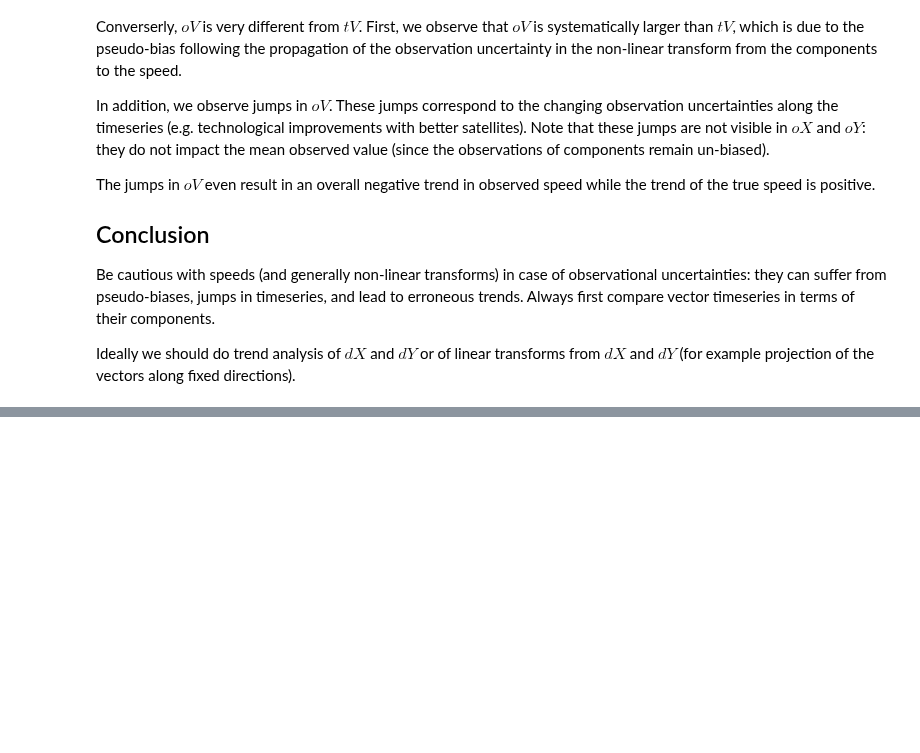
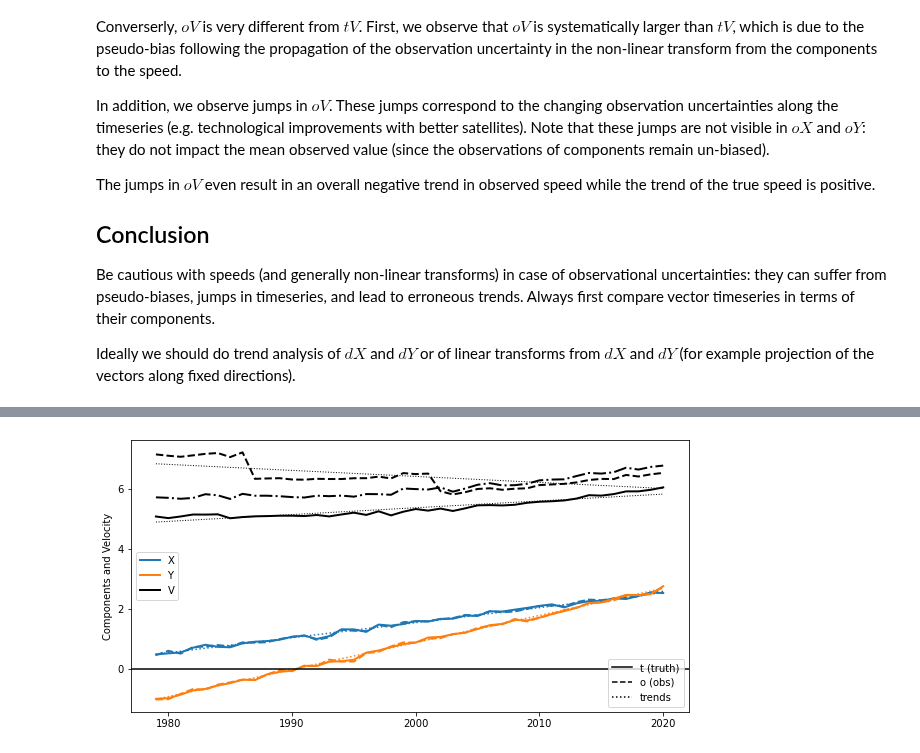
Before and after one commit to TomLav/snippets, a Jupyter notebook: Pseudo-biases with vector velocity.ipynb, the cells around one changed output, grey strips where cells are left out. Saved outputs shown, nothing was run; the diff lists cells and outputs as text; code cells hidden in the pictures; blank space fills up the shorter version.

```diff
--- a/Pseudo-biases with vector velocity.ipynb
+++ b/Pseudo-biases with vector velocity.ipynb
@@ -289,14 +289,14 @@ for y in range(len(years)):
     tXs = rng.standard_normal(N) * 4. + aX[y]
     tYs = rng.standard_normal(N) * 4. + aY[y]
     # corresponding tVs
-    tVs = velocity(tXs, tYs)
+    tVs = speed(tXs, tYs)
     # simulate the oXs and oYs
     ux = rng.standard_normal(N) * sig_os[y]
     oXs = tXs + ux
     uy = rng.standard_normal(N) * sig_os[y]
     oYs = tYs + uy
     #corresponding oVs
-    oVs = velocity(oXs, oYs)
+    oVs = speed(oXs, oYs)
     #oVs2= velocitysqu(oXs, oYs)
     # extract yearly averages
     tX[y] = tXs.mean()
@@ -314,30 +314,32 @@ alpha_oV, beta_oV, _, _, _ = linregress(years, oV)
 
 
 fig = plt.figure(figsize=(10,5))
 ax = fig.add_subplot(1,1,1)
 
 ax.plot(years, tX, label='X', c='C0', lw=2)
 ax.plot(years, oX, c='C0', lw=2, ls='--')
 ax.plot(years, aX, c='C0', ls=':' )
 
 ax.plot(years, tY, label='Y', c='C1', lw=2)
 ax.plot(years, oY, c='C1', lw=2, ls='--')
 ax.plot(years, aY, c='C1', ls=':' )
 
 ax.plot(years, tV, 'k-', label='V', lw=2)
 ax.plot(years, oV, 'k--', lw=2)
 ax.plot(years, (oV2-2*sig_os**2)**0.5, 'k-.', lw=2)#-var(uX)-var(uY) = bias correction
 ax.plot(years, alpha_tV*years + beta_tV, 'k:', lw=1)
 ax.plot(years, alpha_oV*years + beta_oV, 'k:', lw=1)
 
 ax.axhline(y=0, color='k', ls='-')
 
 line1 = mlines.Line2D([], [], color='k', ls = '-', label='t (truth)')
 line2 = mlines.Line2D([], [], color='k', ls = '--', label='o (obs)')
 line3 = mlines.Line2D([], [], color='k', ls = ':', label='trends')
 sec_leg = ax.legend(handles=[line1,line2,line3], loc='lower right')
 ax.add_artist(sec_leg,)
 
 ax.set_ylabel('Components and Velocity')
 ax.legend(loc='center left')
 plt.show()
+# %% [output]
+[figure, added]
```
Also changed, not shown: parts of 5 cells of this notebook.
